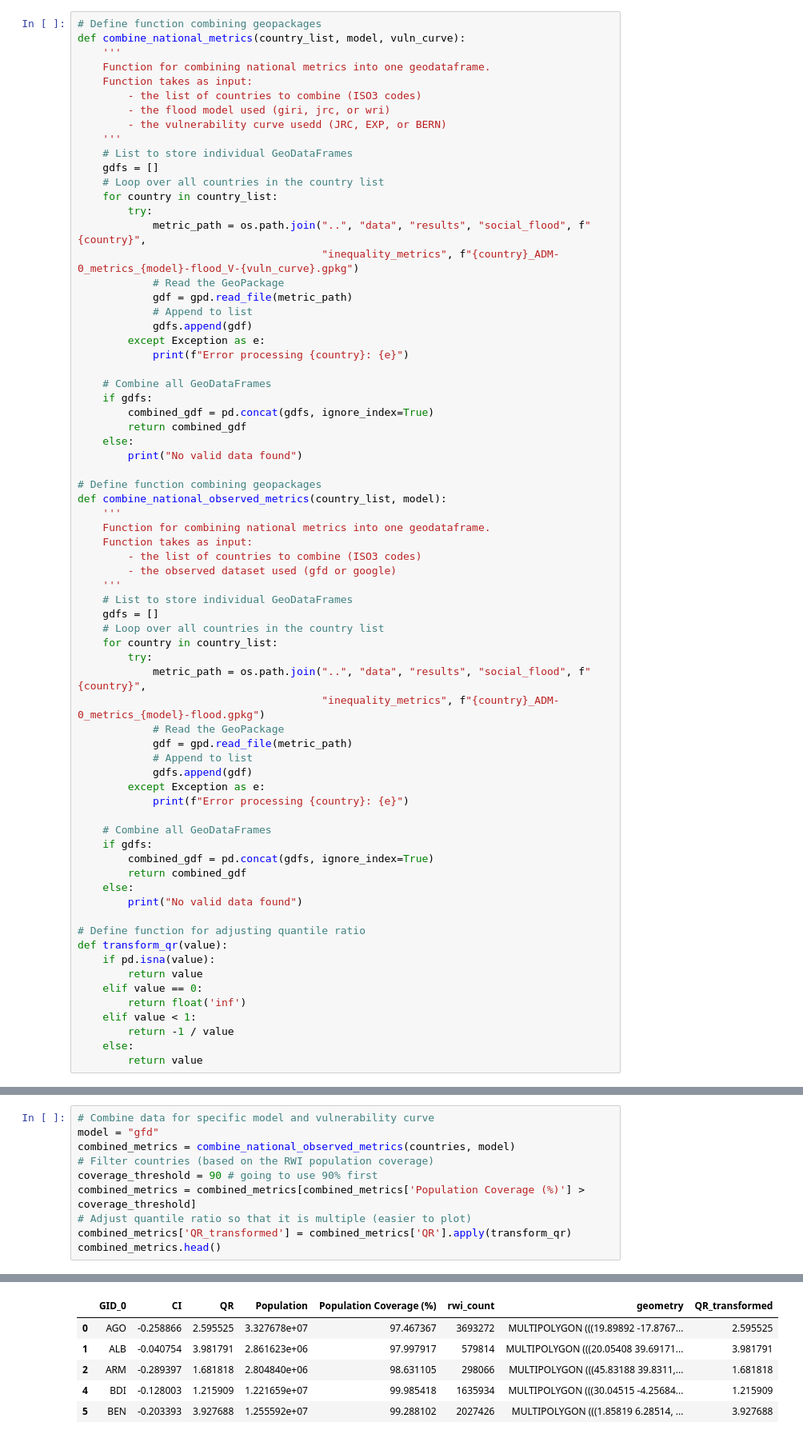
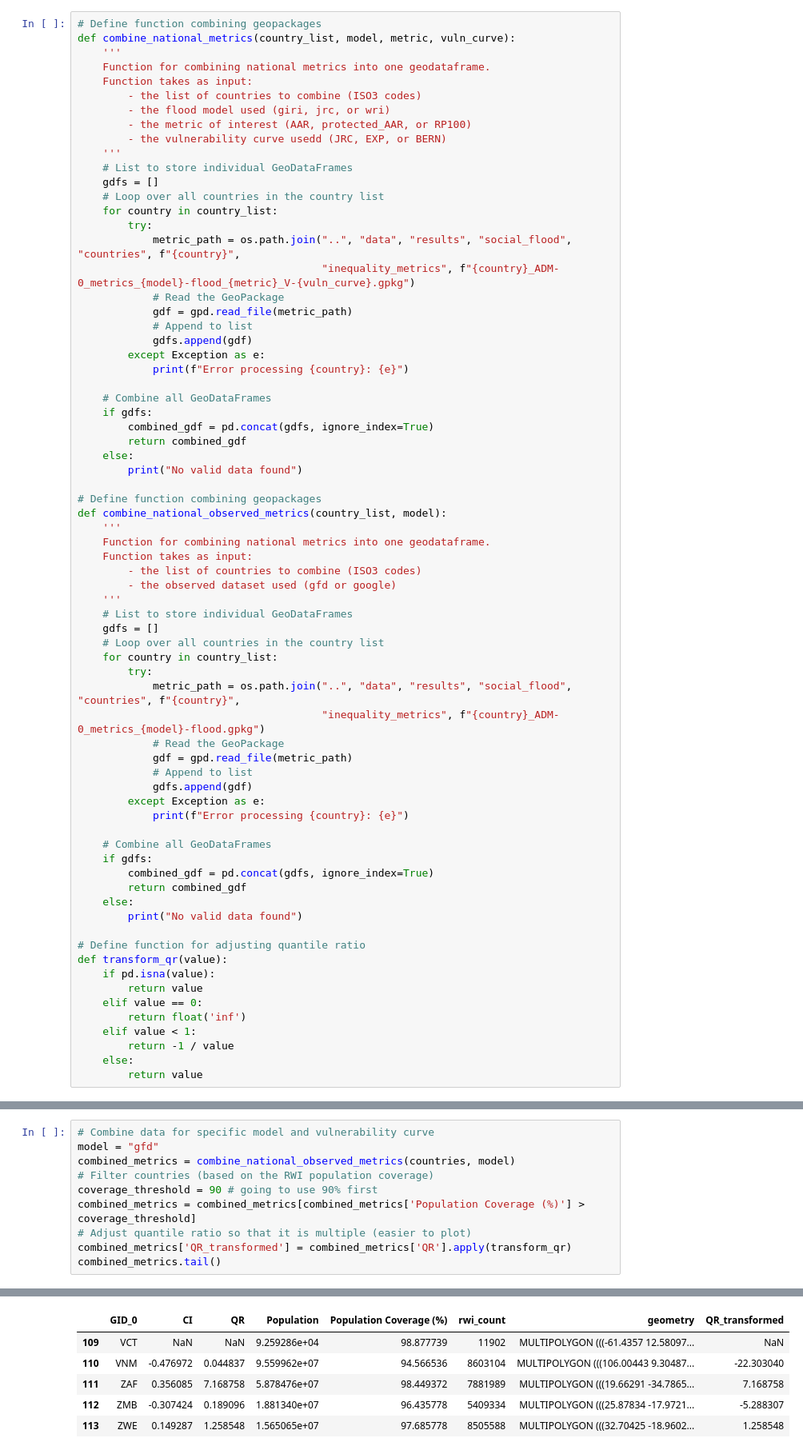
Before and after one commit to mvbnffc/flood-wealth, a Jupyter notebook: notebooks/national_metrics.ipynb, the cells around one changed output, grey strips where cells are left out. Shown at 80% size. Cells and saved outputs as stored; diff of their text form.

```diff
--- a/notebooks/national_metrics.ipynb
+++ b/notebooks/national_metrics.ipynb
@@ -12,12 +12,13 @@ from matplotlib.cm import ScalarMappable
 from matplotlib.colors import Normalize
 # %%
 # Define function combining geopackages
-def combine_national_metrics(country_list, model, vuln_curve):
+def combine_national_metrics(country_list, model, metric, vuln_curve):
     '''
     Function for combining national metrics into one geodataframe.
     Function takes as input:
         - the list of countries to combine (ISO3 codes)
         - the flood model used (giri, jrc, or wri)
+        - the metric of interest (AAR, protected_AAR, or RP100)
         - the vulnerability curve usedd (JRC, EXP, or BERN)
     '''
     # List to store individual GeoDataFrames
@@ -25,8 +26,8 @@ def combine_national_metrics(country_list, model, vuln_curve):
     # Loop over all countries in the country list
     for country in country_list:
         try:
-            metric_path = os.path.join("..", "data", "results", "social_flood", f"{country}",
-                                       "inequality_metrics", f"{country}_ADM-0_metrics_{model}-flood_V-{vuln_curve}.gpkg")
+            metric_path = os.path.join("..", "data", "results", "social_flood", "countries", f"{country}",
+                                       "inequality_metrics", f"{country}_ADM-0_metrics_{model}-flood_{metric}_V-{vuln_curve}.gpkg")
             # Read the GeoPackage
             gdf = gpd.read_file(metric_path)
             # Append to list
@@ -54,7 +55,7 @@ def combine_national_observed_metrics(country_list, model):
     # Loop over all countries in the country list
     for country in country_list:
         try:
-            metric_path = os.path.join("..", "data", "results", "social_flood", f"{country}",
+            metric_path = os.path.join("..", "data", "results", "social_flood", "countries", f"{country}",
                                        "inequality_metrics", f"{country}_ADM-0_metrics_{model}-flood.gpkg")
             # Read the GeoPackage
             gdf = gpd.read_file(metric_path)
@@ -183,5 +185,5 @@ coverage_threshold = 90 # going to use 90% first
 combined_metrics = combined_metrics[combined_metrics['Population Coverage (%)'] > coverage_threshold]
 # Adjust quantile ratio so that it is multiple (easier to plot)
 combined_metrics['QR_transformed'] = combined_metrics['QR'].apply(transform_qr)
-combined_metrics.head()
+combined_metrics.tail()
 # %% [output]
@@ -205,9 +190,9 @@ Error processing ZAF: ../data/results/social_flood/ZAF/inequality_metrics/ZAF_AD
 |  | GID_0 | CI | QR | Population | Population Coverage (%) | rwi_count | geometry | QR_transformed |
-| 0 | AGO | -0.258866 | 2.595525 | 3.327678e+07 | 97.467367 | 3693272 | MULTIPOLYGON (((19.89892 -17.8767... | 2.595525 |
-| 1 | ALB | -0.040754 | 3.981791 | 2.861623e+06 | 97.997917 | 579814 | MULTIPOLYGON (((20.05408 39.69171... | 3.981791 |
-| 2 | ARM | -0.289397 | 1.681818 | 2.804840e+06 | 98.631105 | 298066 | MULTIPOLYGON (((45.83188 39.8311,... | 1.681818 |
-| 4 | BDI | -0.128003 | 1.215909 | 1.221659e+07 | 99.985418 | 1635934 | MULTIPOLYGON (((30.04515 -4.25684... | 1.215909 |
-| 5 | BEN | -0.203393 | 3.927688 | 1.255592e+07 | 99.288102 | 2027426 | MULTIPOLYGON (((1.85819 6.28514, ... | 3.927688 |
+| 109 | VCT | NaN | NaN | 9.259286e+04 | 98.877739 | 11902 | MULTIPOLYGON (((-61.4357 12.58097... | NaN |
+| 110 | VNM | -0.476972 | 0.044837 | 9.559962e+07 | 94.566536 | 8603104 | MULTIPOLYGON (((106.00443 9.30487... | -22.303040 |
+| 111 | ZAF | 0.356085 | 7.168758 | 5.878476e+07 | 98.449372 | 7881989 | MULTIPOLYGON (((19.66291 -34.7865... | 7.168758 |
+| 112 | ZMB | -0.307424 | 0.189096 | 1.881340e+07 | 96.435778 | 5409334 | MULTIPOLYGON (((25.87834 -17.9721... | -5.288307 |
+| 113 | ZWE | 0.149287 | 1.258548 | 1.565065e+07 | 97.685778 | 8505588 | MULTIPOLYGON (((32.70425 -18.9602... | 1.258548 |
 # %%
 # Plot a map of the metrics
 # Map parameters
```
Also changed, not shown: parts of 7 cells of this notebook, 10 other files.
